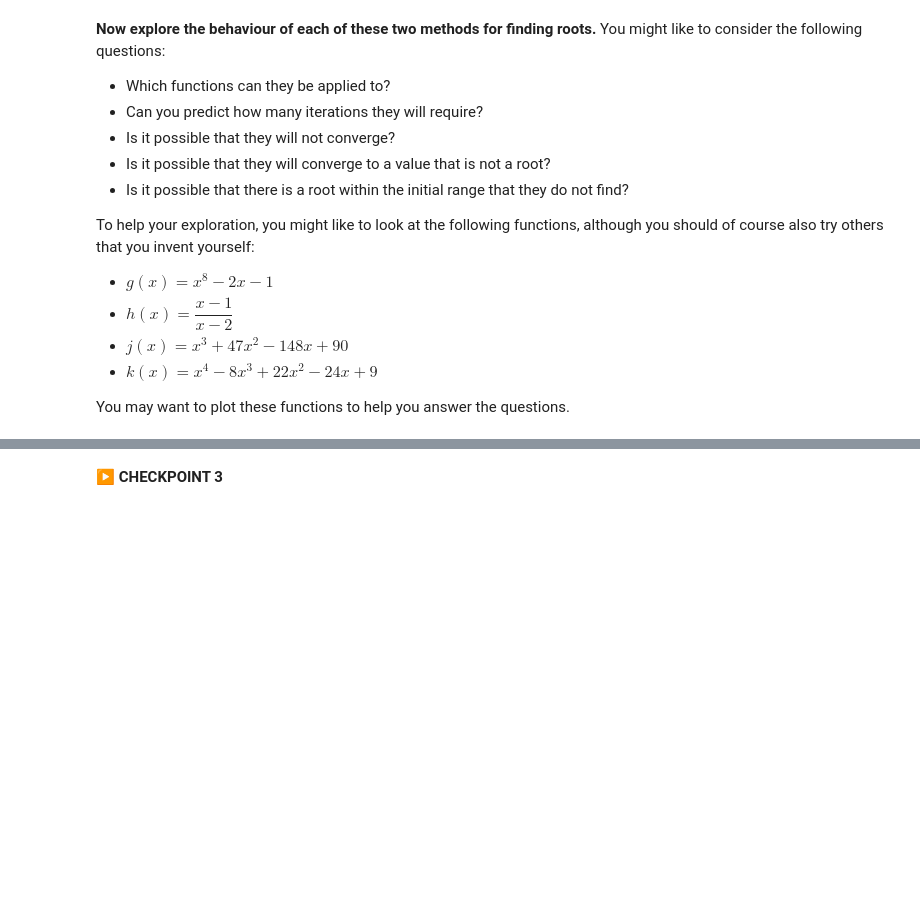
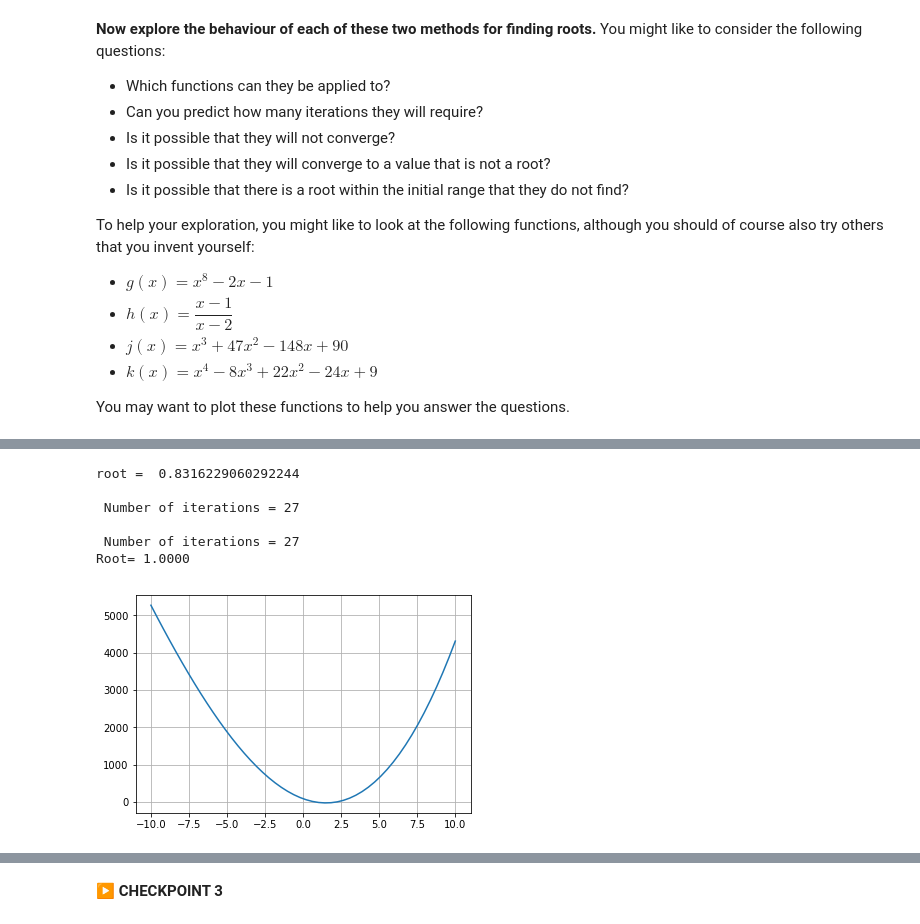
Before and after one commit to Charoula-Kyriakides/Physics, a Jupyter notebook: Lab4.ipynb, the cells around one changed output, grey strips where cells are left out. Cells and saved outputs as stored; diff of their text form; code cells hidden in the pictures; blank space fills up the shorter version.

```diff
--- a/Lab4.ipynb
+++ b/Lab4.ipynb
@@ -187,0 +244,16 @@ You may want to plot these functions to help you answer the questions.
+# %%
+def j(x):
+    return x**3+47*x**2 -148*x +90
+plotFunction(j)
+grid()
+bisection_iteration(j,(0,1))
+iterate_falsi(0,1.5,'no',h)
+#
+# %% [output]
+root =  0.8316229060292244
+
+ Number of iterations = 27
+
+ Number of iterations = 27
+Root= 1.0000
+[figure, added]
```
Also changed, not shown: parts of 9 cells of this notebook, 2 other files.
